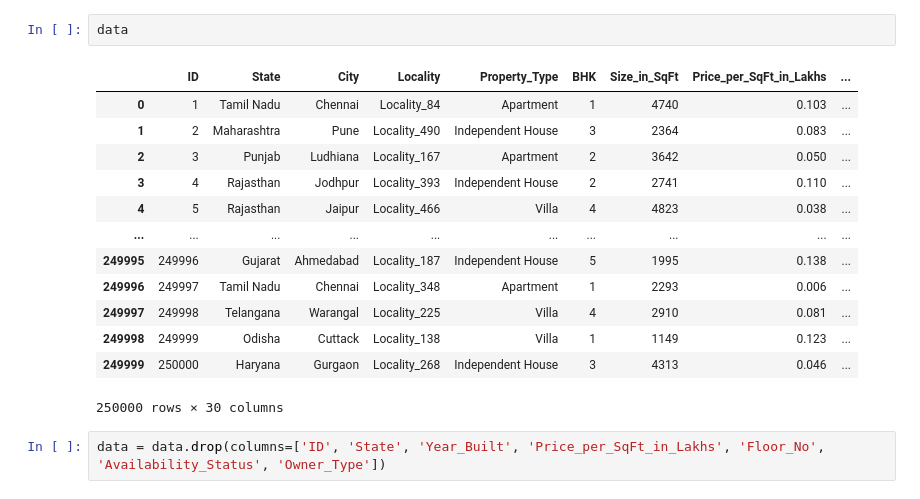
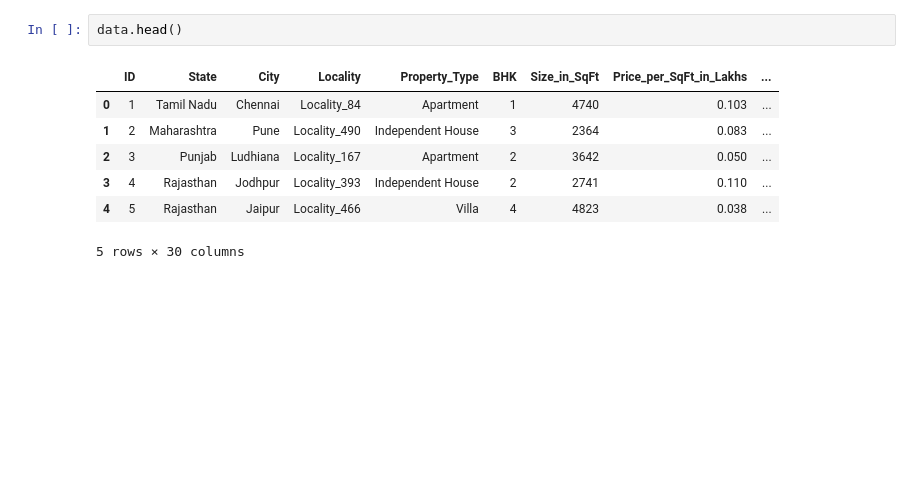
Before and after one commit to JS-Tharun/Real-Estate-Investment-Advisor, a Jupyter notebook: investment.ipynb, the cells around one changed output. Drawn from its saved outputs; the diff is of its cells as text; blank space fills up the shorter version.

```diff
--- a/investment.ipynb
+++ b/investment.ipynb
@@ -24,20 +31,12 @@ Data columns (total 30 columns):
 dtypes: float64(4), int64(14), object(12)
 memory usage: 57.2+ MB
 # %%
-data
+data.head()
 # %% [output]
 |  | ID | State | City | Locality | Property_Type | BHK | Size_in_SqFt | Price_per_SqFt_in_Lakhs | ... |
 | 0 | 1 | Tamil Nadu | Chennai | Locality_84 | Apartment | 1 | 4740 | 0.103 | ... |
 | 1 | 2 | Maharashtra | Pune | Locality_490 | Independent House | 3 | 2364 | 0.083 | ... |
 | 2 | 3 | Punjab | Ludhiana | Locality_167 | Apartment | 2 | 3642 | 0.050 | ... |
 | 3 | 4 | Rajasthan | Jodhpur | Locality_393 | Independent House | 2 | 2741 | 0.110 | ... |
 | 4 | 5 | Rajasthan | Jaipur | Locality_466 | Villa | 4 | 4823 | 0.038 | ... |
-| ... | ... | ... | ... | ... | ... | ... | ... | ... | ... |
-| 249995 | 249996 | Gujarat | Ahmedabad | Locality_187 | Independent House | 5 | 1995 | 0.138 | ... |
-| 249996 | 249997 | Tamil Nadu | Chennai | Locality_348 | Apartment | 1 | 2293 | 0.006 | ... |
-| 249997 | 249998 | Telangana | Warangal | Locality_225 | Villa | 4 | 2910 | 0.081 | ... |
-| 249998 | 249999 | Odisha | Cuttack | Locality_138 | Villa | 1 | 1149 | 0.123 | ... |
-| 249999 | 250000 | Haryana | Gurgaon | Locality_268 | Independent House | 3 | 4313 | 0.046 | ... |
-250000 rows × 30 columns
+5 rows × 30 columns
-# %%
-data = data.drop(columns=['ID', 'State', 'Year_Built', 'Price_per_SqFt_in_Lakhs', 'Floor_No', 'Availability_Status', 'Owner_Type'])
```
Also changed, not shown: parts of 30 cells of this notebook, 2 other files.
